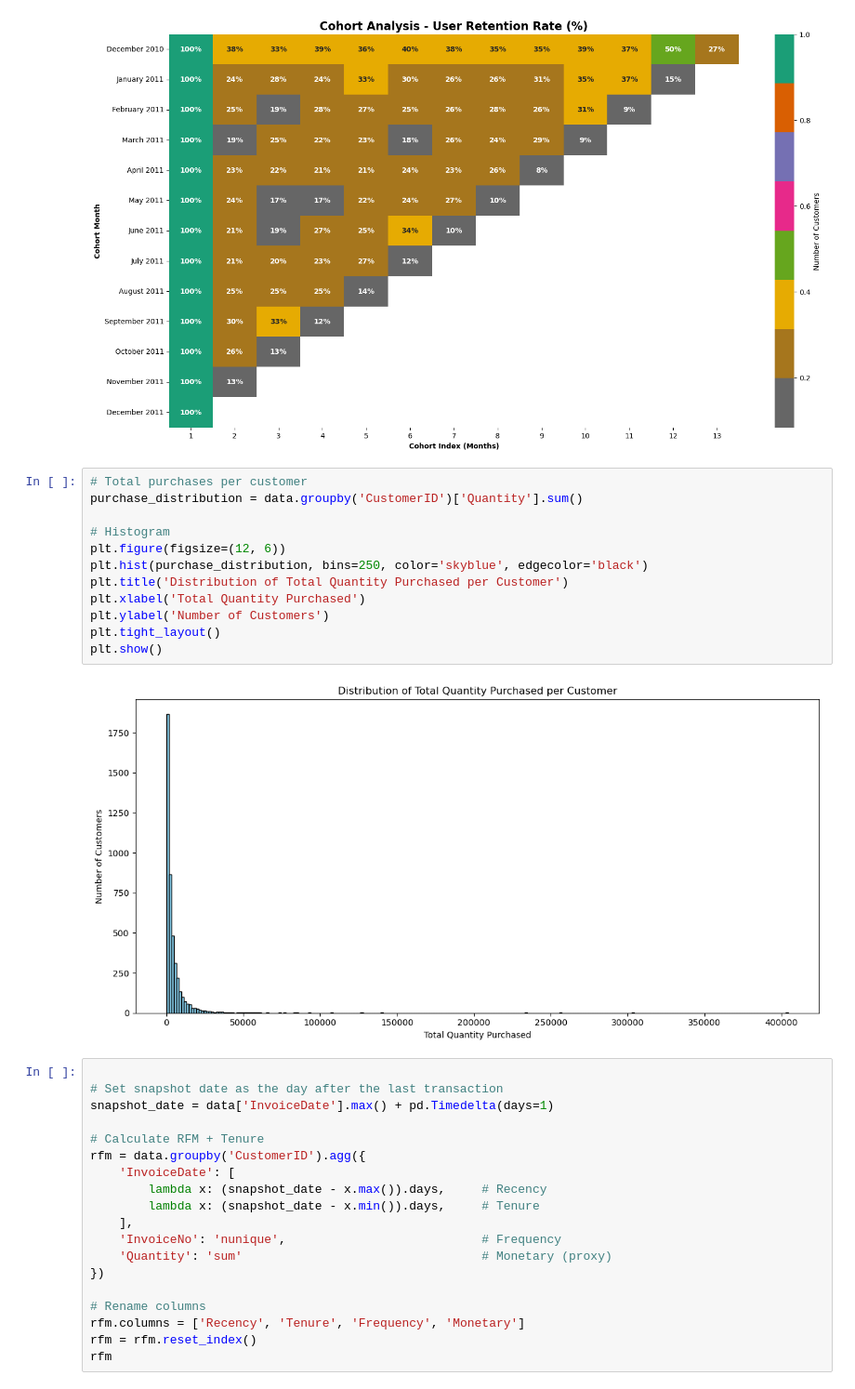
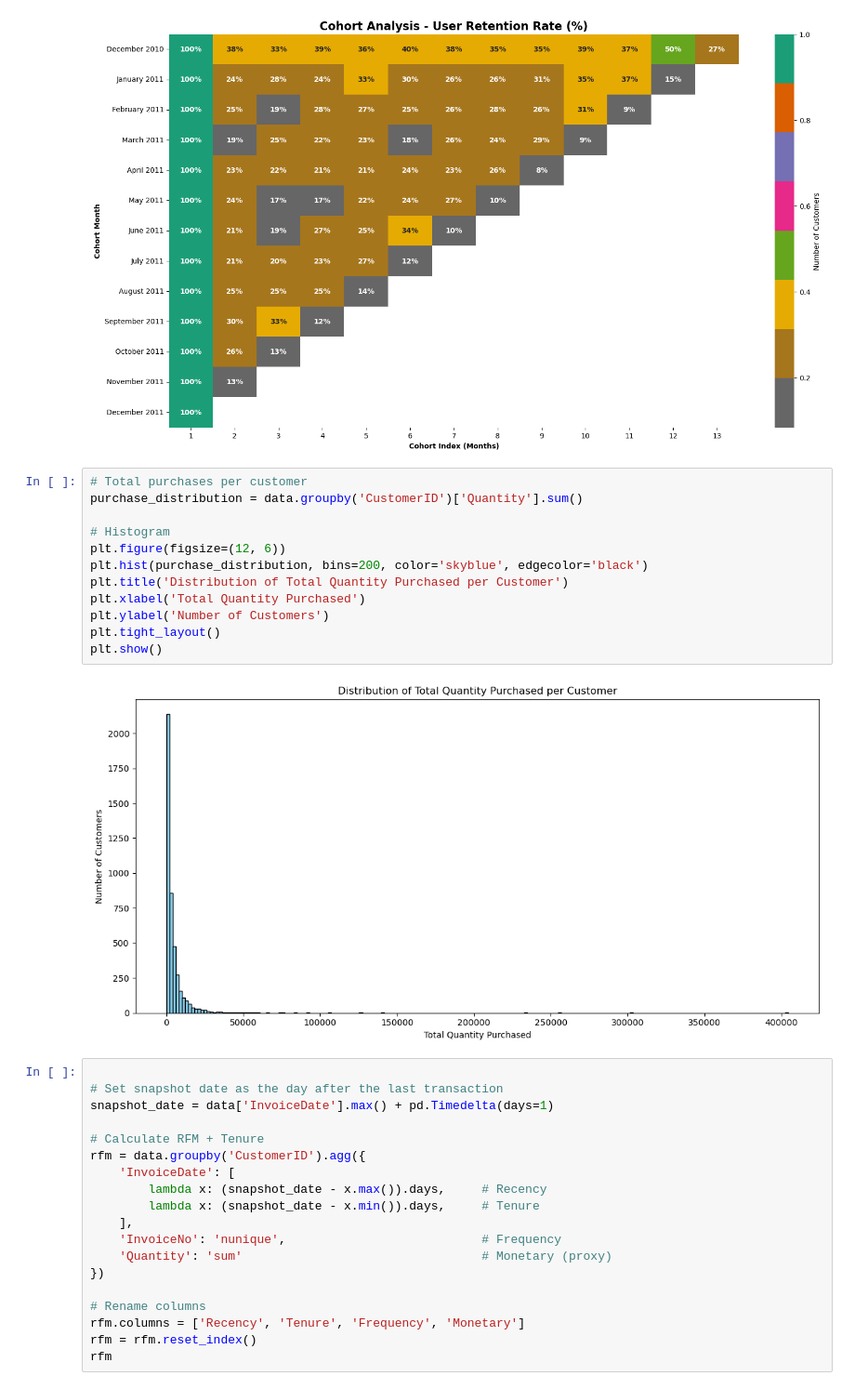
Before and after one commit to Halimat92/Cohort-Analysis-on-E-shop-pro, a Jupyter notebook: Cohort-Analysis-on-E-Shop-Pro.ipynb, the cells around one changed output. Shown at 93% size. Saved outputs shown, nothing was run; the diff lists cells and outputs as text.

```diff
--- a/Cohort-Analysis-on-E-Shop-Pro.ipynb
+++ b/Cohort-Analysis-on-E-Shop-Pro.ipynb
@@ -649,20 +667,20 @@ plt.ylabel('Cohort Month', fontweight='bold')
 plt.show()
 # %% [output]
 [figure]
-# %%
-# Total purchases per customer
-purchase_distribution = data.groupby('CustomerID')['Quantity'].sum()
-
-# Histogram
-plt.figure(figsize=(12, 6))
-plt.hist(purchase_distribution, bins=250, color='skyblue', edgecolor='black')
-plt.title('Distribution of Total Quantity Purchased per Customer')
-plt.xlabel('Total Quantity Purchased')
-plt.ylabel('Number of Customers')
-plt.tight_layout()
-plt.show()
-# %% [output]
-[figure, removed]
+# %%
+# Total purchases per customer
+purchase_distribution = data.groupby('CustomerID')['Quantity'].sum()
+
+# Histogram
+plt.figure(figsize=(12, 6))
+plt.hist(purchase_distribution, bins=200, color='skyblue', edgecolor='black')
+plt.title('Distribution of Total Quantity Purchased per Customer')
+plt.xlabel('Total Quantity Purchased')
+plt.ylabel('Number of Customers')
+plt.tight_layout()
+plt.show()
+# %% [output]
+[figure, added]
 # %%
 
 # Set snapshot date as the day after the last transaction
```
Also changed, not shown: parts of 5 cells of this notebook, 1 other file.
